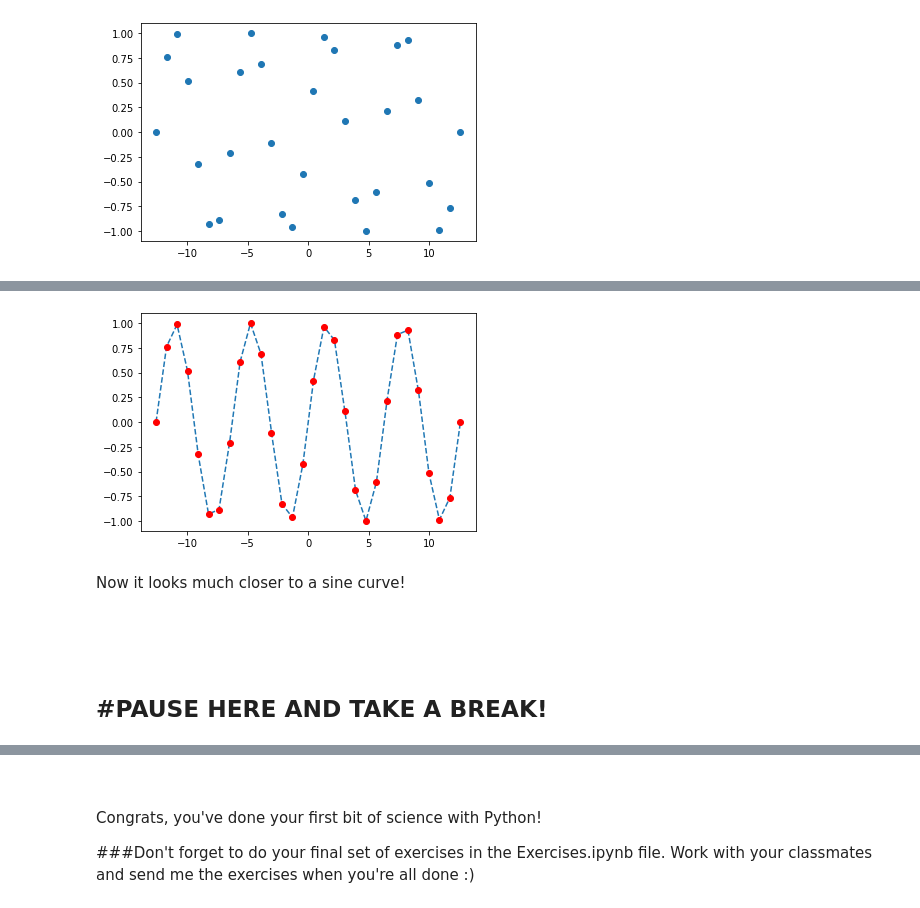
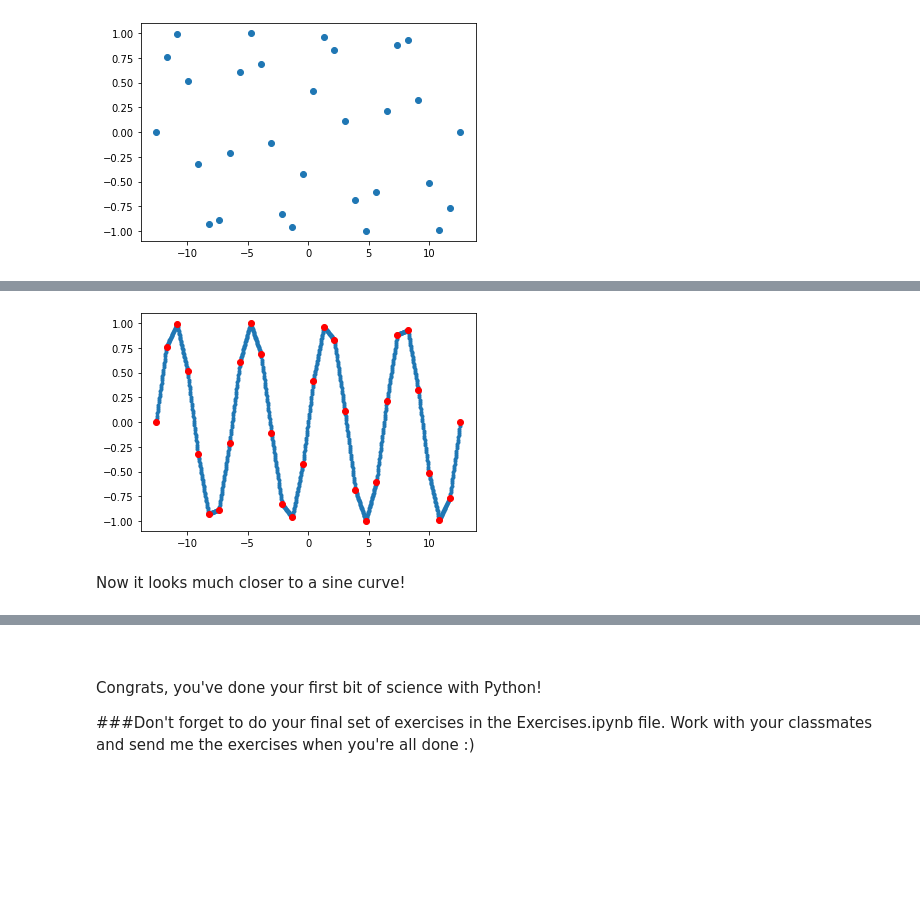
Before and after one commit to hrhasson/python-crash-course, a Jupyter notebook: Intro_to_python/Day3.ipynb, the cells around one changed output, grey strips where cells are left out. Saved outputs shown, nothing was run; the diff lists cells and outputs as text; code cells hidden in the pictures; blank space fills up the shorter version.

```diff
--- a/Intro_to_python/Day3.ipynb
+++ b/Intro_to_python/Day3.ipynb
@@ -156,18 +251,12 @@ For our example, we'll take the same range of x-values, but take more sample poi
 # %%
 interp = interp1d(xarray, yarray)
 xnew = np.linspace(-4*np.pi, 4*np.pi, 1000)
 ynew = interp(xnew)
 
-plt.plot(xnew, ynew, '--')
-plt.plot(xarray, yarray, 'or')
+plt.plot(xnew, ynew, '.') #new interpolated points
+plt.plot(xarray, yarray, 'or')#old points
 plt.show()
 # %% [output]
-[figure, old version]
+[figure, new version]
 # %% [markdown]
 Now it looks much closer to a sine curve!
-# %% [markdown]
-&nbsp;
-&nbsp;
--------
-#PAUSE HERE AND TAKE A BREAK!
--------
```
Also changed, not shown: parts of 64 cells of this notebook, 5 other files.
